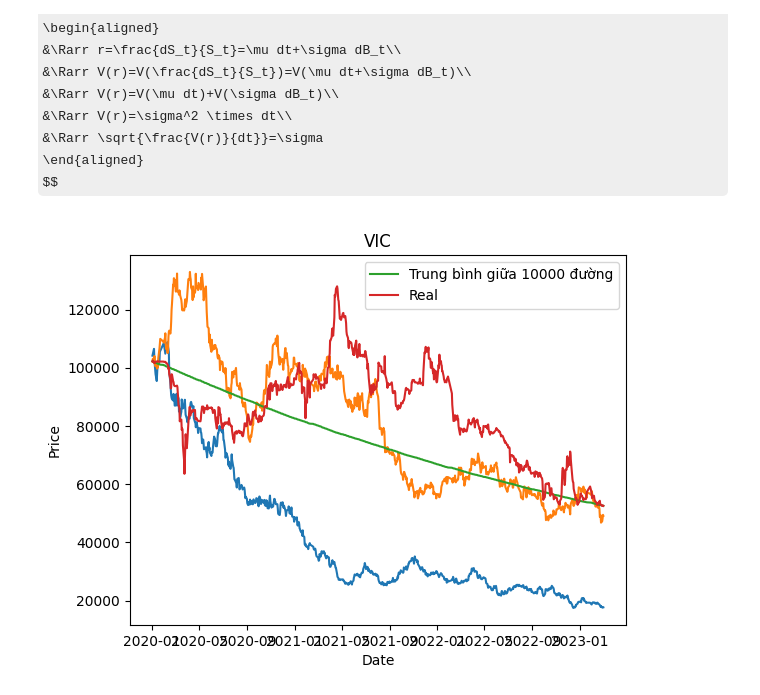
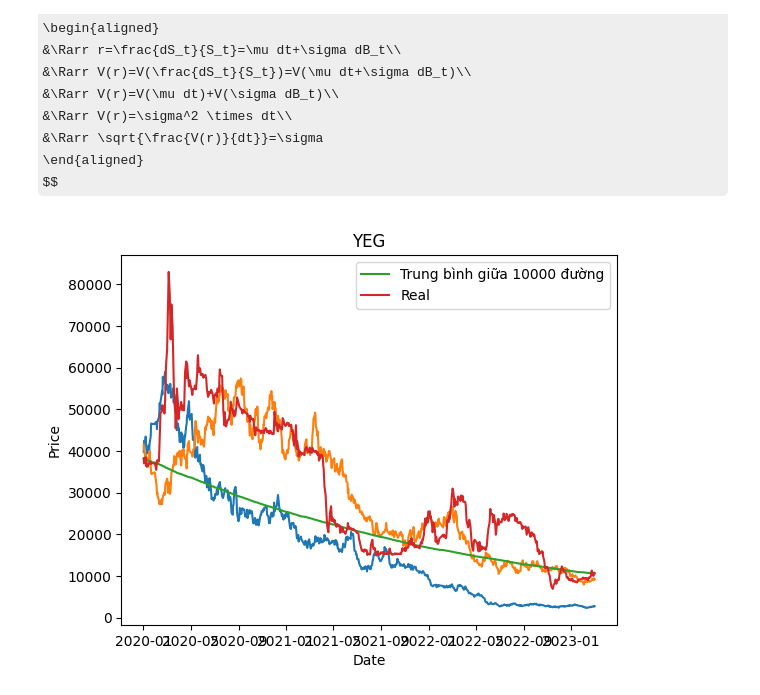
Before and after one commit to khanhtrinh2003/Financial-mathematics, a Jupyter notebook: kiem_tra.ipynb, the cells around one changed output. Saved outputs shown, nothing was run; the diff lists cells and outputs as text; code cells hidden in the pictures; some formulas as TeX source.

```diff
--- a/kiem_tra.ipynb
+++ b/kiem_tra.ipynb
@@ -143,25 +141,26 @@ mu_VIC, sigma_VIC =  mu_sigma(ti_suat["VIC"],len(ti_suat))
 # %%
-ticker = "VIC"
+mu_YEG, sigma_YEG =  mu_sigma(ti_suat["YEG"],len(ti_suat))
+ticker = "YEG"
 T=1
 N=len(df) # Số bước
 M=10000 # Số kịch bản
 dt=T/N
 t=np.arange(0,1,dt)
 dW = np.sqrt(dt)*np.random.randn(M,N)
 W = np.cumsum(dW,axis=1)
 
 S0=df[ticker].iloc[0,]
-U=np.exp((mu_VIC-0.5*sigma_VIC**2)*t+sigma_VIC*W)
+U=np.exp((mu_YEG-0.5*sigma_YEG**2)*t+sigma_YEG*W)
 
 Umean = np.mean(U,axis=0)
 
 plt.plot(df.index,S0*U[:2].T) #Vẽ 3 đường
 plt.plot(df.index,S0*Umean,label=f"Trung bình giữa {M} đường")
 plt.plot(df[ticker],label="Real")
 plt.title(ticker)
 plt.ylabel("Price")
 plt.xlabel("Date")
 plt.legend()
 plt.show()
 # %% [output]
-[figure, old version]
+[figure, new version]
```
Also changed, not shown: parts of 2 cells of this notebook.
